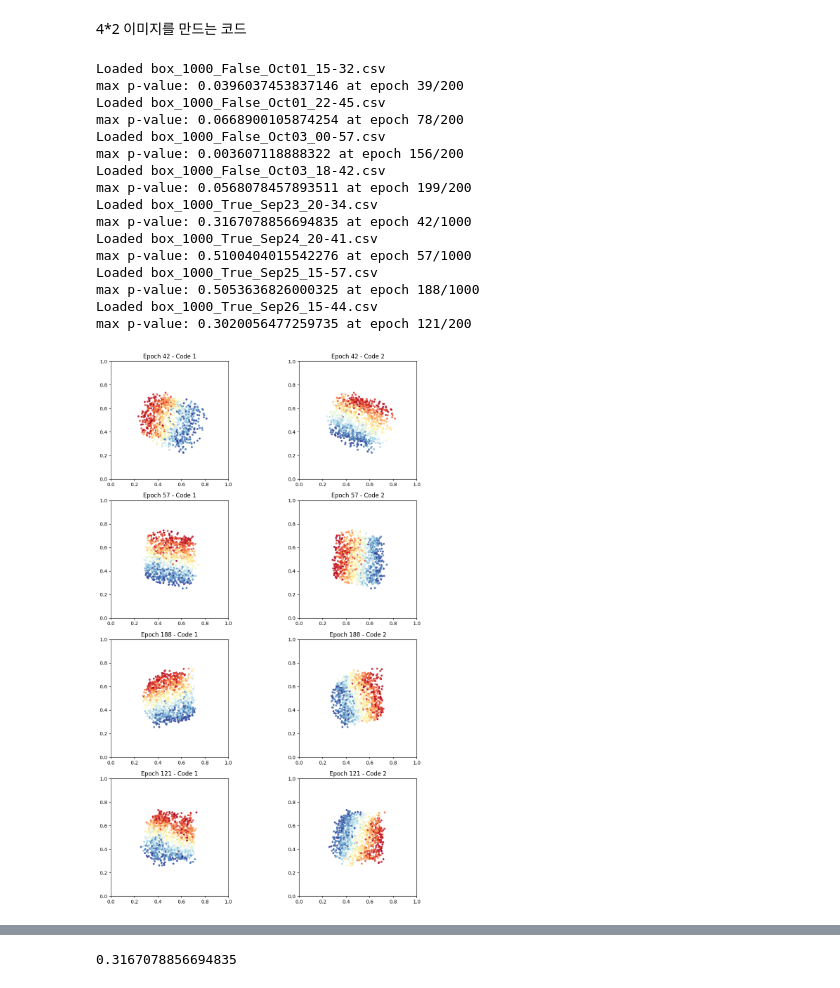
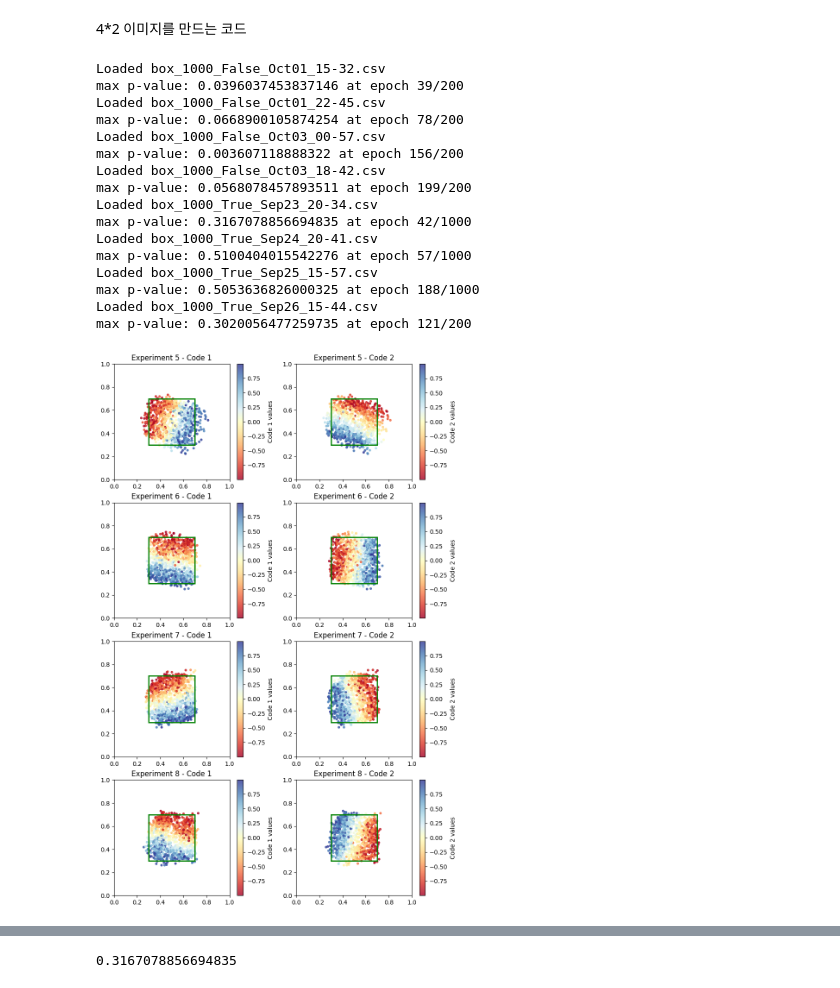
Before and after one commit to red1108/infoQGAN, a Jupyter notebook: visualize/disentanglement.ipynb, the cells around one changed output, grey strips where cells are left out. Cells and saved outputs as stored; diff of their text form; code cells hidden in the pictures.

Commit message:
update visualize code

```diff
--- a/visualize/disentanglement.ipynb
+++ b/visualize/disentanglement.ipynb
@@ -13,8 +13,9 @@ import os
 import pandas as pd
 import numpy as np
 import matplotlib.pyplot as plt
+import matplotlib.patches as patches
 
-result_dir =  "../../결과/2D_square"
+result_dir = "../../결과/2D_square"
 experiment_names = ["box_1000_False_Oct01_15-32", "box_1000_False_Oct01_22-45",
                     "box_1000_False_Oct03_00-57", "box_1000_False_Oct03_18-42",
                     "box_1000_True_Sep23_20-34", "box_1000_True_Sep24_20-41",
@@ -25,10 +26,10 @@ true_idx = 0
 false_idx = 0
 
 # True와 False에 대한 figure와 axes를 생성합니다.
-fig_true, axes_true = plt.subplots(4, 2, figsize=(12, 16))
-fig_false, axes_false = plt.subplots(4, 2, figsize=(12, 16))
+fig_true, axes_true = plt.subplots(4, 2, figsize=(10, 16), gridspec_kw={'wspace': 0.2})
+fig_false, axes_false = plt.subplots(4, 2, figsize=(10, 16), gridspec_kw={'wspace': 0.2})
 
-for experiment_name in experiment_names:
+for idx, experiment_name in enumerate(experiment_names):
     experiment_path = os.path.join(result_dir, f"{experiment_name}.csv")
 
     df = None
@@ -79,41 +80,57 @@ for experiment_name in experiment_names:
 
     # 첫 번째 코드로 색상 지정하여 플롯 (RdYlBu cmap 및 alpha 값 적용)
     scatter1 = ax1.scatter(outputs[:, 0], outputs[:, 1], c=code1, cmap='RdYlBu', s=10, alpha=0.8)
-    ax1.set_title(f'Epoch {epoch_max_p_value} - Code 1')
+    ax1.set_title(f'Experiment {idx+1} - Code 1')
     ax1.set_xlim(0, 1)
     ax1.set_ylim(0, 1)
     ax1.set_aspect('equal')
+    cbar1 = plt.colorbar(scatter1, ax=ax1)
+    cbar1.set_label('Code 1 values')
+
+    # 초록색 사각형 추가 (위치: [0.3, 0.7]x[0.3, 0.7])
+    rect1 = patches.Rectangle((0.3, 0.3), 0.4, 0.4, linewidth=2, edgecolor='green', facecolor='none')
+    ax1.add_patch(rect1)
 
     # 두 번째 코드로 색상 지정하여 플롯 (RdYlBu cmap 및 alpha 값 적용)
     scatter2 = ax2.scatter(outputs[:, 0], outputs[:, 1], c=code2, cmap='RdYlBu', s=10, alpha=0.8)
-    ax2.set_title(f'Epoch {epoch_max_p_value} - Code 2')
+    ax2.set_title(f'Experiment {idx+1} - Code 2')
     ax2.set_xlim(0, 1)
     ax2.set_ylim(0, 1)
     ax2.set_aspect('equal')
+    cbar2 = plt.colorbar(scatter2, ax=ax2)
+    cbar2.set_label('Code 2 values')
+
+    # 초록색 사각형 추가 (위치: [0.3, 0.7]x[0.3, 0.7])
+    rect2 = patches.Rectangle((0.3, 0.3), 0.4, 0.4, linewidth=2, edgecolor='green', facecolor='none')
+    ax2.add_patch(rect2)
 
 # 레이아웃 조정 및 이미지 저장
 fig_true.tight_layout()
 fig_false.tight_layout()
 
-fig_true.savefig(os.path.join(result_dir, "True_experiments.png"))
-fig_false.savefig(os.path.join(result_dir, "False_experiments.png"))
+fig_true.savefig(os.path.join(result_dir, "True_experiments_with_colorbars.png"))
+fig_false.savefig(os.path.join(result_dir, "False_experiments_with_colorbars.png"))
+
+# 현재 경로에도 사진 저장
+fig_true.savefig("True_experiments_with_colorbars.png")
+fig_false.savefig("False_experiments_with_colorbars.png")
 
 plt.show()
 # %% [output]
 Loaded box_1000_False_Oct01_15-32.csv
 max p-value: 0.0396037453837146 at epoch 39/200
 Loaded box_1000_False_Oct01_22-45.csv
 max p-value: 0.0668900105874254 at epoch 78/200
 Loaded box_1000_False_Oct03_00-57.csv
 max p-value: 0.003607118888322 at epoch 156/200
 Loaded box_1000_False_Oct03_18-42.csv
 max p-value: 0.0568078457893511 at epoch 199/200
 Loaded box_1000_True_Sep23_20-34.csv
 max p-value: 0.3167078856694835 at epoch 42/1000
 Loaded box_1000_True_Sep24_20-41.csv
 max p-value: 0.5100404015542276 at epoch 57/1000
 Loaded box_1000_True_Sep25_15-57.csv
 max p-value: 0.5053636826000325 at epoch 188/1000
 Loaded box_1000_True_Sep26_15-44.csv
 max p-value: 0.3020056477259735 at epoch 121/200
-[figure, old version]
+[figure, new version]
```
Also changed, not shown: parts of 1 cell of this notebook, 3 other files.
